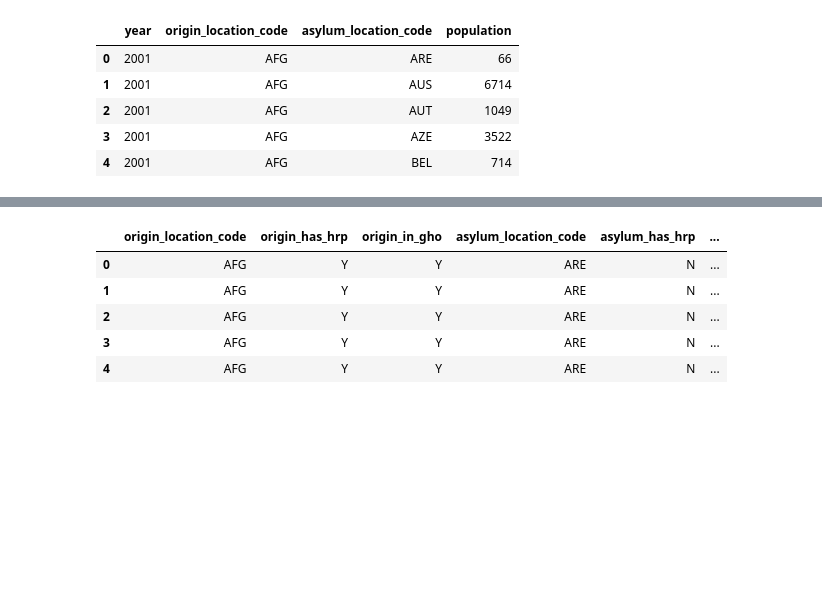
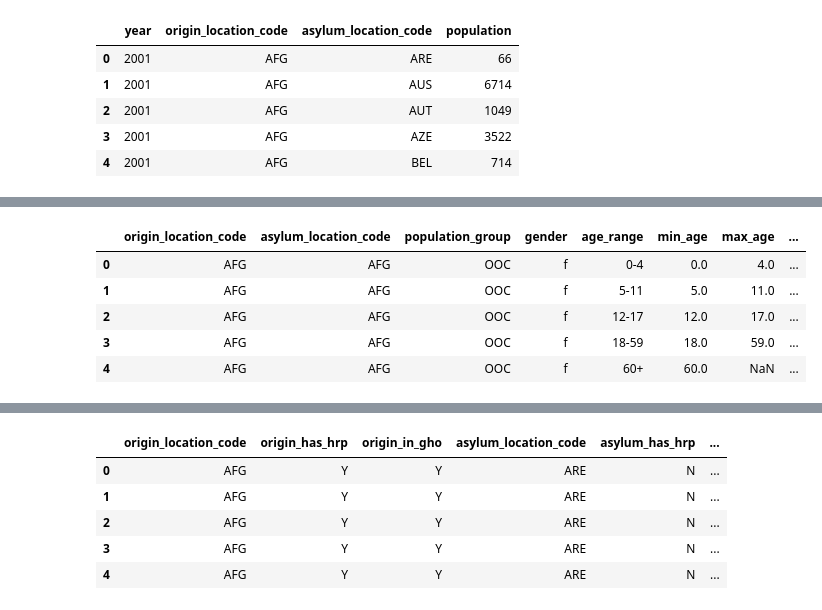
Before and after one commit to group-pi-dataviz/group-pi-dataviz.github.io, a Jupyter notebook: scripts/data_prepocessing_parte5.ipynb, the cells around one changed output, grey strips where cells are left out. Drawn from its saved outputs; the diff is of its cells as text; code cells hidden in the pictures; blank space fills up the shorter version.

```diff
--- a/scripts/data_prepocessing_parte5.ipynb
+++ b/scripts/data_prepocessing_parte5.ipynb
@@ -598,0 +678,14 @@ migration_data_final.head()
+# %%
+# year column
+afghanistan_migrations['year'] = afghanistan_migrations['reference_period_end'].apply(lambda x: int(x.split('-')[0]) if pd.notnull(x) else np.nan)
+
+# dropping columns = ['reference_period_start', 'reference_period_end', 'origin_has_hrp', 'origin_in_gho', 'asylum_has_hrp', 'asylum_in_gho']
+afghanistan_migrations = afghanistan_migrations.drop(columns=['reference_period_start', 'reference_period_end', 'origin_has_hrp', 'origin_in_gho', 'asylum_has_hrp', 'asylum_in_gho'])
+afghanistan_migrations.head()
+# %% [output]
+|  | origin_location_code | asylum_location_code | population_group | gender | age_range | min_age | max_age | ... |
+| 0 | AFG | AFG | OOC | f | 0-4 | 0.0 | 4.0 | ... |
+| 1 | AFG | AFG | OOC | f | 5-11 | 5.0 | 11.0 | ... |
+| 2 | AFG | AFG | OOC | f | 12-17 | 12.0 | 17.0 | ... |
+| 3 | AFG | AFG | OOC | f | 18-59 | 18.0 | 59.0 | ... |
+| 4 | AFG | AFG | OOC | f | 60+ | 60.0 | NaN | ... |
```
Also changed, not shown: parts of 17 cells of this notebook, 3 other files.
